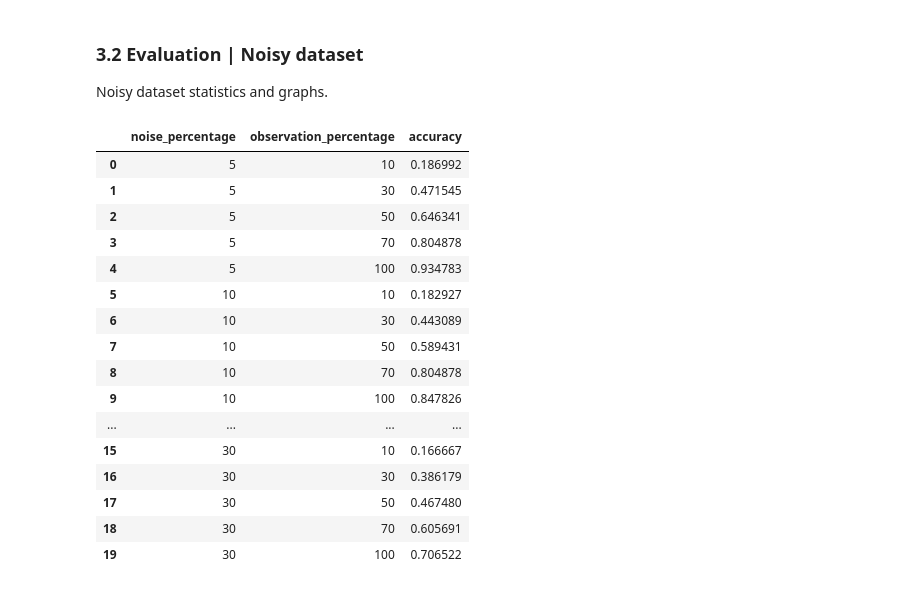
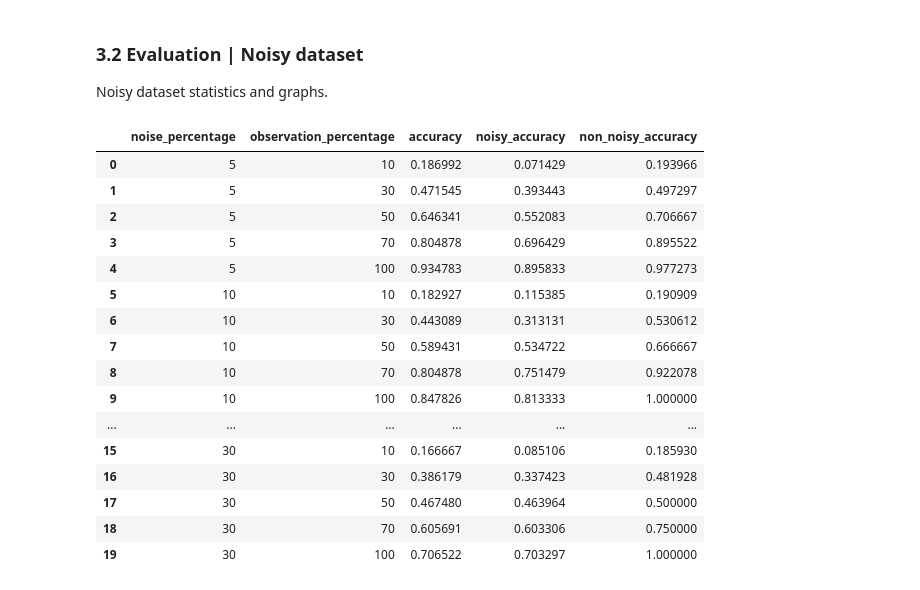
Before and after one commit to MechaMic38/GRNet, a Jupyter notebook: code/GRNet_approach.ipynb, the cells around one changed output. Drawn from its saved outputs; the diff is of its cells as text; code cells hidden in the pictures.

```diff
--- a/code/GRNet_approach.ipynb
+++ b/code/GRNet_approach.ipynb
@@ -1322,29 +1338,50 @@ noisy_full_df = pd.read_csv(join(NOISY_RESULTS_DIR, 'full.csv'))
 # %%
 # Extract final results for observation percentage and noise level
 noisy_accuracy_df = pd.DataFrame(columns=['noise_percentage', 'observation_percentage', 'accuracy'])
 for noise_level in noisy_full_df['noise_percentage'].unique():
     noise_results = noisy_full_df[noisy_full_df['noise_percentage'] == noise_level]
     for perc in noise_results['observation_percentage'].unique():
         obs_results = noise_results[noise_results['observation_percentage'] == perc]
         accuracy = accuracy_score(obs_results['correct_goal_idx'], obs_results['predicted_goal_idx'])
-        noisy_accuracy_df = pd.concat([noisy_accuracy_df, pd.DataFrame({'noise_percentage': [noise_level], 'observation_percentage': [perc], 'accuracy': [accuracy]})], ignore_index=True)
+
+        # Compute accuracy also exclusively on noisy instances (num_modified_actions > 0) and not noisy ones
+        noisy_accuracy = accuracy_score(
+            obs_results[obs_results['num_modified_actions'] > 0]['correct_goal_idx'],
+            obs_results[obs_results['num_modified_actions'] > 0]['predicted_goal_idx']
+        )
+        non_noisy_accuracy = accuracy_score(
+            obs_results[obs_results['num_modified_actions'] == 0]['correct_goal_idx'],
+            obs_results[obs_results['num_modified_actions'] == 0]['predicted_goal_idx']
+        )
+
+        noisy_accuracy_df = pd.concat(
+            [noisy_accuracy_df,
+             pd.DataFrame({
+                 'noise_percentage': [noise_level],
+                 'observation_percentage': [perc],
+                 'accuracy': [accuracy],
+                 'noisy_accuracy': [noisy_accuracy],
+                 'non_noisy_accuracy': [non_noisy_accuracy]
+             })],
+            ignore_index=True
+        )
 
 noisy_accuracy_df
 # %% [output]
-|  | noise_percentage | observation_percentage | accuracy |
-| 0 | 5 | 10 | 0.186992 |
-| 1 | 5 | 30 | 0.471545 |
-| 2 | 5 | 50 | 0.646341 |
-| 3 | 5 | 70 | 0.804878 |
-| 4 | 5 | 100 | 0.934783 |
-| 5 | 10 | 10 | 0.182927 |
-| 6 | 10 | 30 | 0.443089 |
-| 7 | 10 | 50 | 0.589431 |
-| 8 | 10 | 70 | 0.804878 |
-| 9 | 10 | 100 | 0.847826 |
-| ... | ... | ... | ... |
-| 15 | 30 | 10 | 0.166667 |
-| 16 | 30 | 30 | 0.386179 |
-| 17 | 30 | 50 | 0.467480 |
-| 18 | 30 | 70 | 0.605691 |
-| 19 | 30 | 100 | 0.706522 |
+|  | noise_percentage | observation_percentage | accuracy | noisy_accuracy | non_noisy_accuracy |
+| 0 | 5 | 10 | 0.186992 | 0.071429 | 0.193966 |
+| 1 | 5 | 30 | 0.471545 | 0.393443 | 0.497297 |
+| 2 | 5 | 50 | 0.646341 | 0.552083 | 0.706667 |
+| 3 | 5 | 70 | 0.804878 | 0.696429 | 0.895522 |
+| 4 | 5 | 100 | 0.934783 | 0.895833 | 0.977273 |
+| 5 | 10 | 10 | 0.182927 | 0.115385 | 0.190909 |
+| 6 | 10 | 30 | 0.443089 | 0.313131 | 0.530612 |
+| 7 | 10 | 50 | 0.589431 | 0.534722 | 0.666667 |
+| 8 | 10 | 70 | 0.804878 | 0.751479 | 0.922078 |
+| 9 | 10 | 100 | 0.847826 | 0.813333 | 1.000000 |
+| ... | ... | ... | ... | ... | ... |
+| 15 | 30 | 10 | 0.166667 | 0.085106 | 0.185930 |
+| 16 | 30 | 30 | 0.386179 | 0.337423 | 0.481928 |
+| 17 | 30 | 50 | 0.467480 | 0.463964 | 0.500000 |
+| 18 | 30 | 70 | 0.605691 | 0.603306 | 0.750000 |
+| 19 | 30 | 100 | 0.706522 | 0.703297 | 1.000000 |
```
Also changed, not shown: parts of 6 cells of this notebook.
